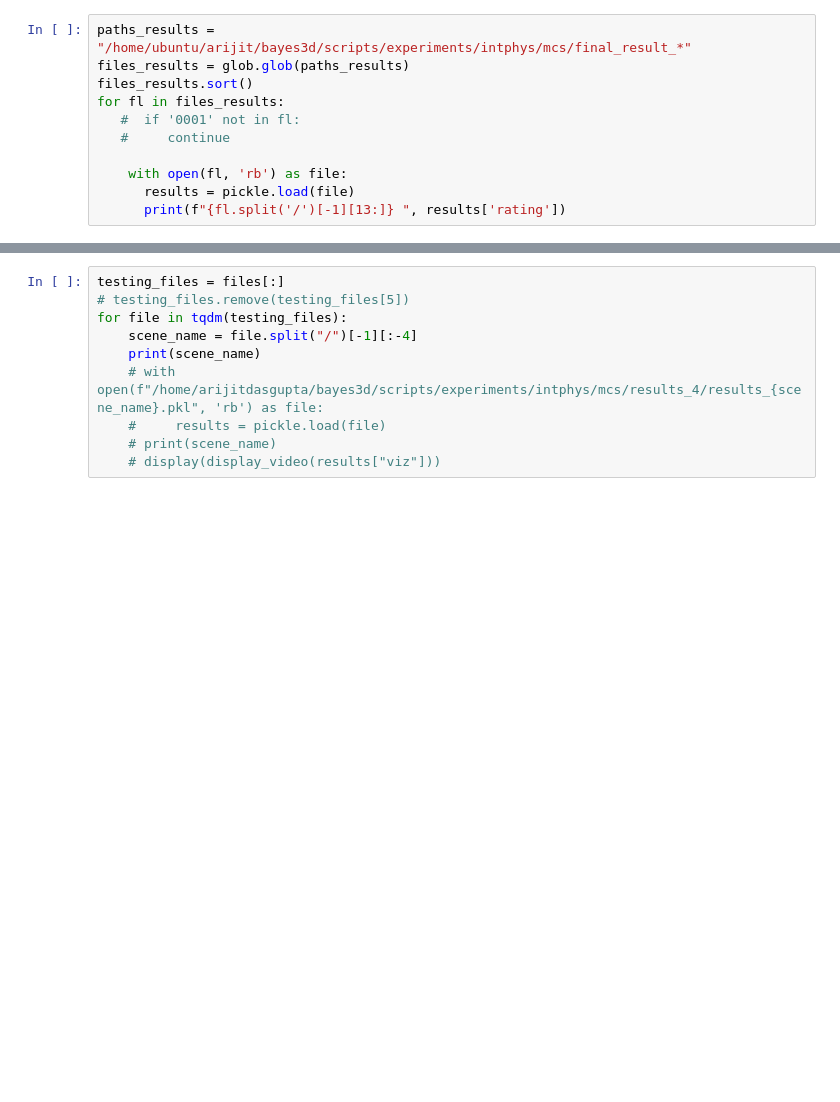
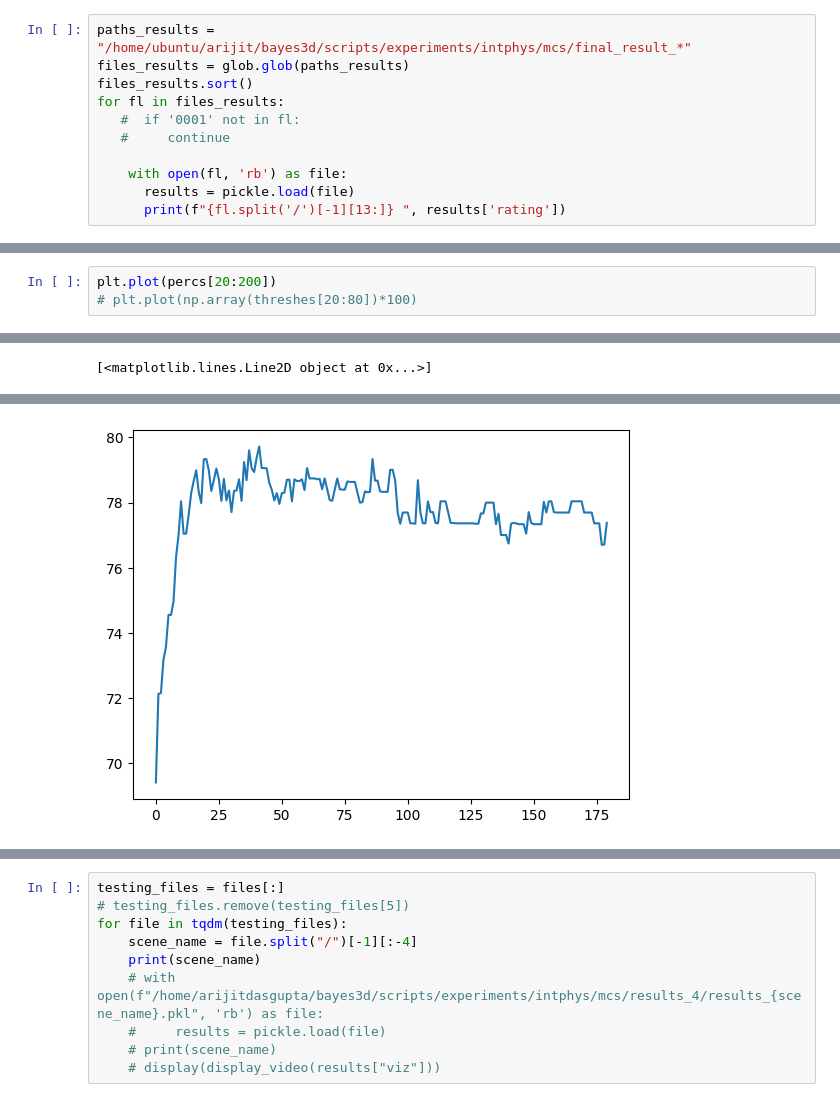
Before and after one commit to probcomp/bayes3d, a Jupyter notebook: scripts/experiments/intphys/mcs/eval.ipynb, the cells around one changed output, grey strips where cells are left out. Drawn from its saved outputs; the diff is of its cells as text; blank space fills up the shorter version.

```diff
--- a/scripts/experiments/intphys/mcs/eval.ipynb
+++ b/scripts/experiments/intphys/mcs/eval.ipynb
@@ -221,0 +242,4 @@ results['plausibility']
+# %%
+plt.plot(percs[20:200])
+# plt.plot(np.array(threshes[20:80])*100)
+# %% [output]
@@ -221,0 +247 @@ results['plausibility']
+[<matplotlib.lines.Line2D object at 0x...>]
@@ -221,0 +249 @@ results['plausibility']
+[figure, added]
```
Also changed, not shown: parts of 12 cells of this notebook, 3 other files.
